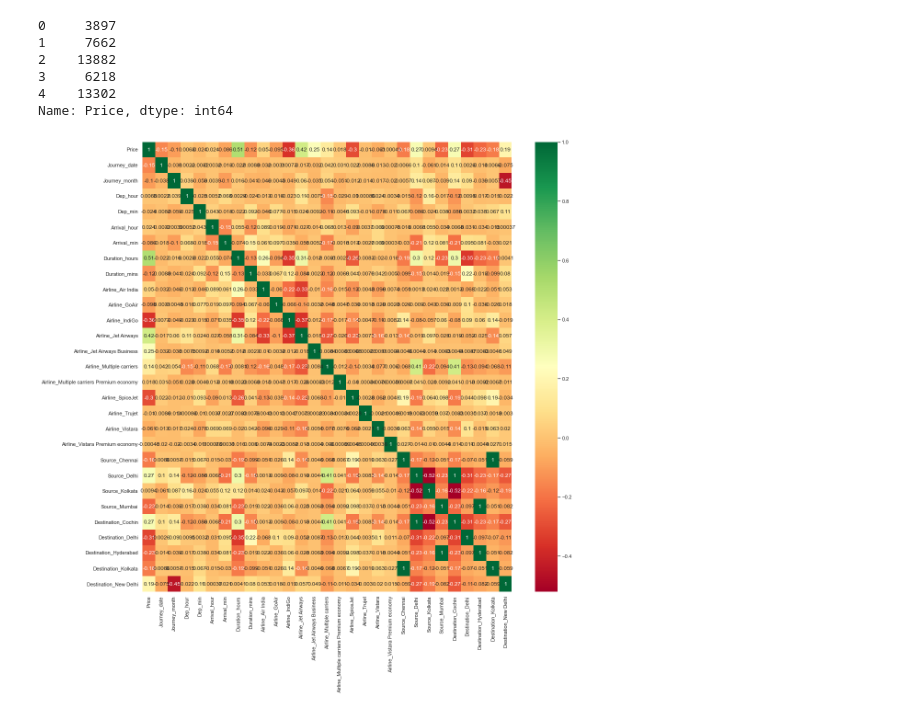
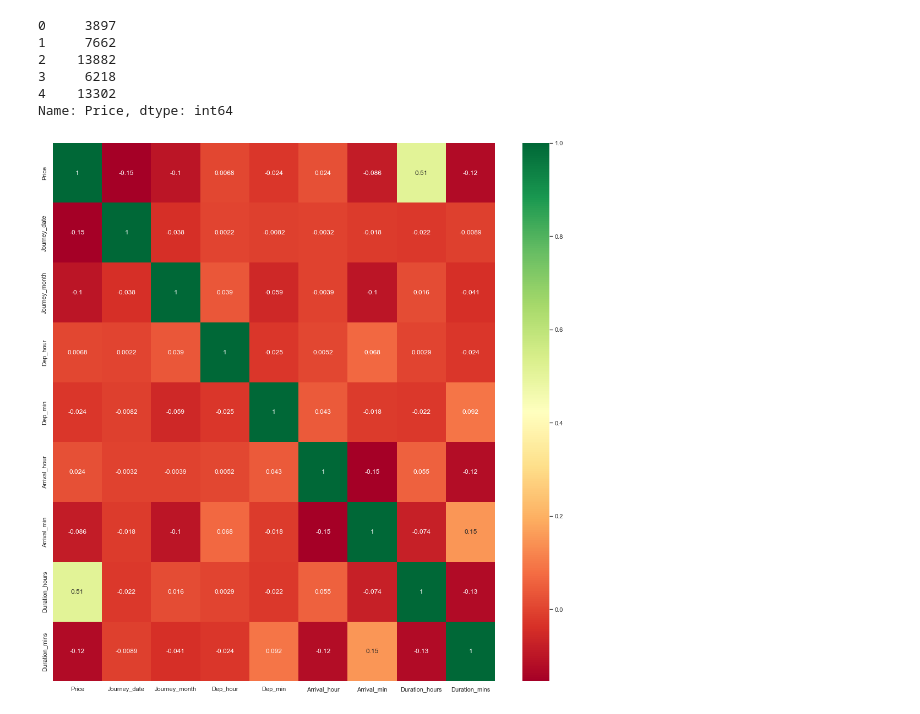
Before and after one commit to AKKUSAXENA/flight-Price-prediction, a Jupyter notebook: Flight_price_prediction_.ipynb, the cells around one changed output. Saved outputs shown, nothing was run; the diff lists cells and outputs as text; code cells hidden in the pictures.

```diff
--- a/Flight_price_prediction_.ipynb
+++ b/Flight_price_prediction_.ipynb
@@ -362,7 +362,8 @@ Name: Total_Stops, dtype: int64
 # As this is case of Ordinal Categorical type we perform LabelEncoder
 # Here values are assigned with corresponding keys
 
-df.replace({"non-stop":0,"1 stop": 1,"2 stops": 2, "3 stops":3})
+df=df.replace({"non-stop":0,"1 stop": 1,"2 stops": 2, "3 stops":3})
+df
 # %% [output]
 |  | Airline | Source | Destination | Total_Stops | Price | Journey_date | Journey_month | Dep_hour | Dep_min | ... |
 | 0 | IndiGo | Banglore | New Delhi | 0 | 3897 | 24 | 3 | 22 | 20 | ... |
@@ -632,12 +637,12 @@ Name: Price, dtype: int64
 # %%
 # finds correlation between Independent and dependent Feature
 
 plt.figure(figsize = (18,18))
-sns.heatmap(df_train.corr(), annot = True, cmap = "RdYlGn")
+sns.heatmap(df.corr(), annot = True, cmap = "RdYlGn")
 
 plt.show()
 # %% [output]
-[figure, old version]
+[figure, new version]
 # %%
 # Important features using ExtraTreesRegression
 
```
Also changed, not shown: parts of 12 cells of this notebook.
